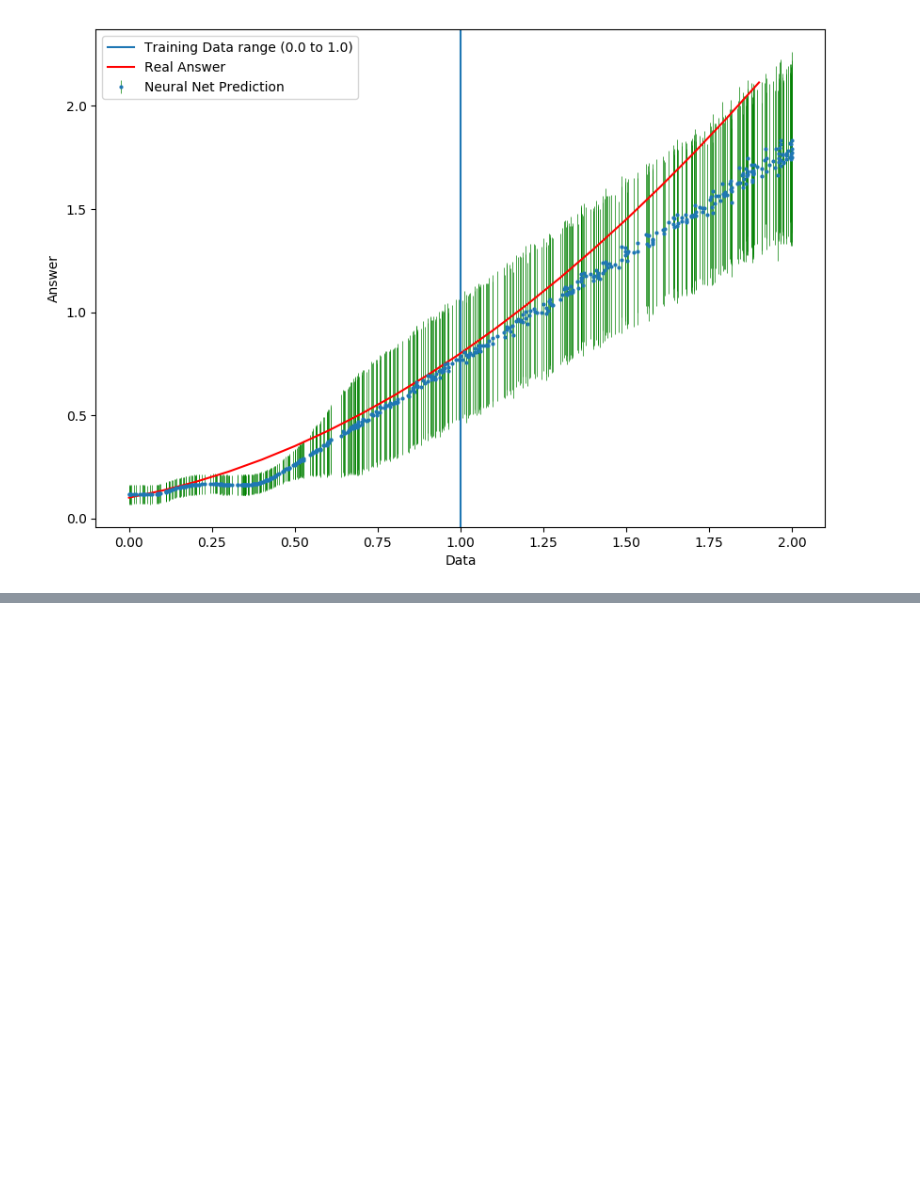
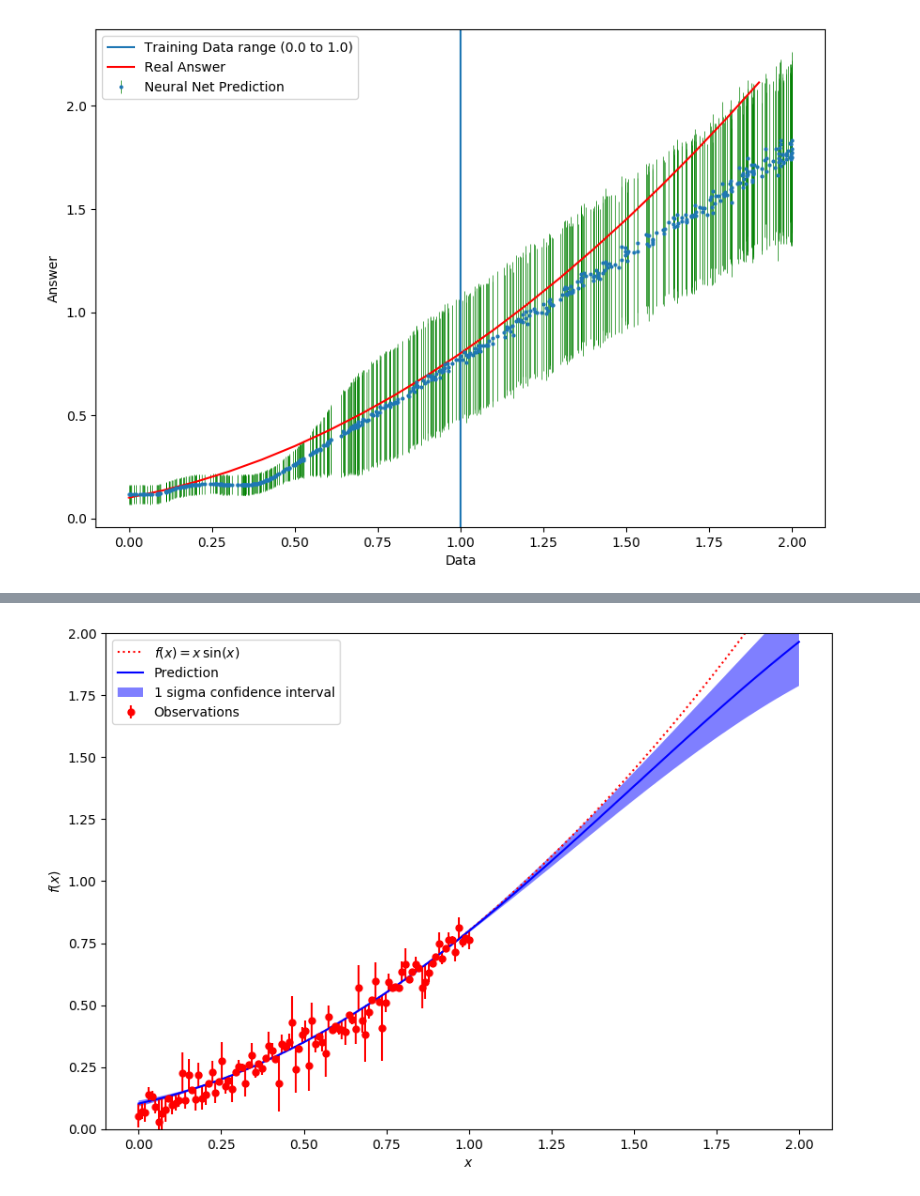
Before and after one commit to henrysky/astroNN, a Jupyter notebook: demo_tutorial/NN_uncertainty_analysis/Uncertainty_Demo_quad.ipynb, the cells around one changed output, grey strips where cells are left out. Saved outputs shown, nothing was run; the diff lists cells and outputs as text; code cells hidden in the pictures; blank space fills up the shorter version.

Commit message:
Add gaussian process

```diff
--- a/demo_tutorial/NN_uncertainty_analysis/Uncertainty_Demo_quad.ipynb
+++ b/demo_tutorial/NN_uncertainty_analysis/Uncertainty_Demo_quad.ipynb
@@ -323,0 +330,47 @@ plt.show()
+# %%
+from sklearn.gaussian_process import GaussianProcessRegressor
+from sklearn.gaussian_process.kernels import RBF, ConstantKernel as C
+
+# ----------------------------------------------------------------------
+# now the noisy case
+X = np.linspace(0.0, 1.0, 100)
+X = np.atleast_2d(X).T
+
+# Observations and noise
+y = gen_function(X).ravel()
+dy = np.random.normal(0.0, 0.05, size=y.shape)
+y += dy
+
+# Mesh the input space for evaluations of the real function, the prediction and
+# its MSE
+x = np.atleast_2d(np.linspace(0, 2, 500)).T
+
+# Instanciate a Gaussian Process model
+kernel = C(1, (1e-3, 1e3)) * RBF(10, (1e-3, 1e2))
+gp = GaussianProcessRegressor(kernel=kernel, alpha=(dy / y) ** 2,
+                              n_restarts_optimizer=10)
+
+# Fit to data using Maximum Likelihood Estimation of the parameters
+gp.fit(X, y)
+
+# Make the prediction on the meshed x-axis (ask for MSE as well)
+y_pred, sigma = gp.predict(x, return_std=True)
+
+# Plot the function, the prediction and the 95% confidence interval based on
+# the MSE
+plt.figure(figsize=(10, 7), dpi=100)
+plt.plot(x, gen_function(x), 'r:', label=u'$f(x) = x\,\sin(x)$')
+plt.errorbar(X.ravel(), y, dy, fmt='r.', markersize=10, label=u'Observations')
+plt.plot(x, y_pred, 'b-', label=u'Prediction')
+plt.fill(np.concatenate([x, x[::-1]]),
+         np.concatenate([y_pred - sigma,
+                        (y_pred + sigma)[::-1]]),
+         alpha=.5, fc='b', ec='None', label='1 sigma confidence interval')
+plt.xlabel('$x$')
+plt.ylabel('$f(x)$')
+plt.ylim(-0, 2)
+plt.legend(loc='upper left')
+
+plt.show()
+# %% [output]
+[figure, added]
```
Also changed, not shown: parts of 4 cells of this notebook, 2 other files.
